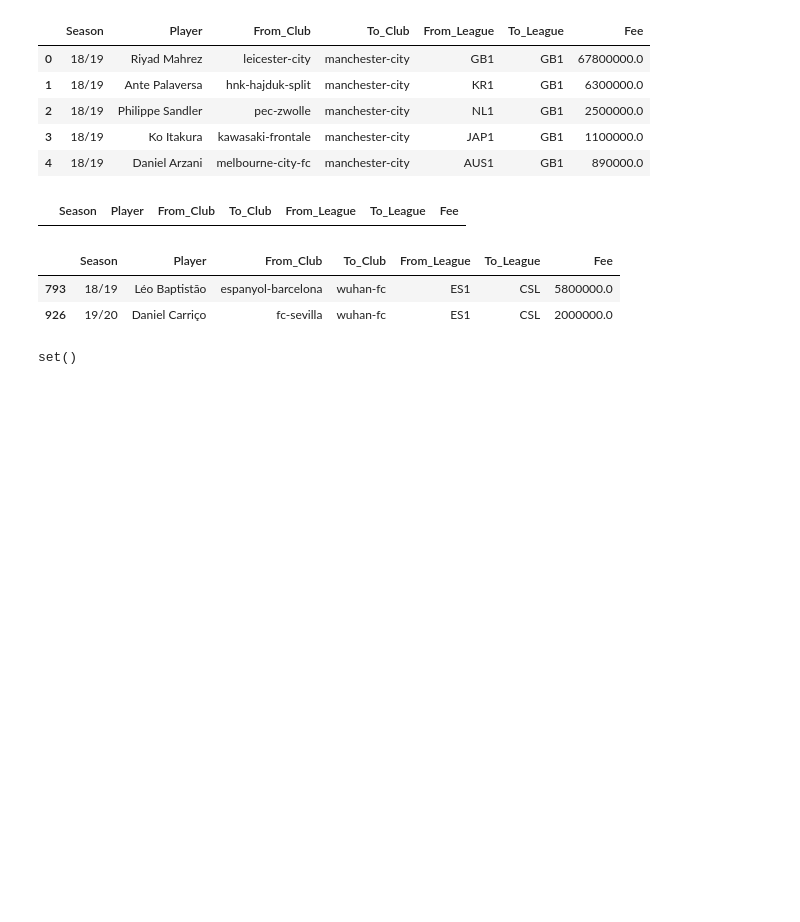
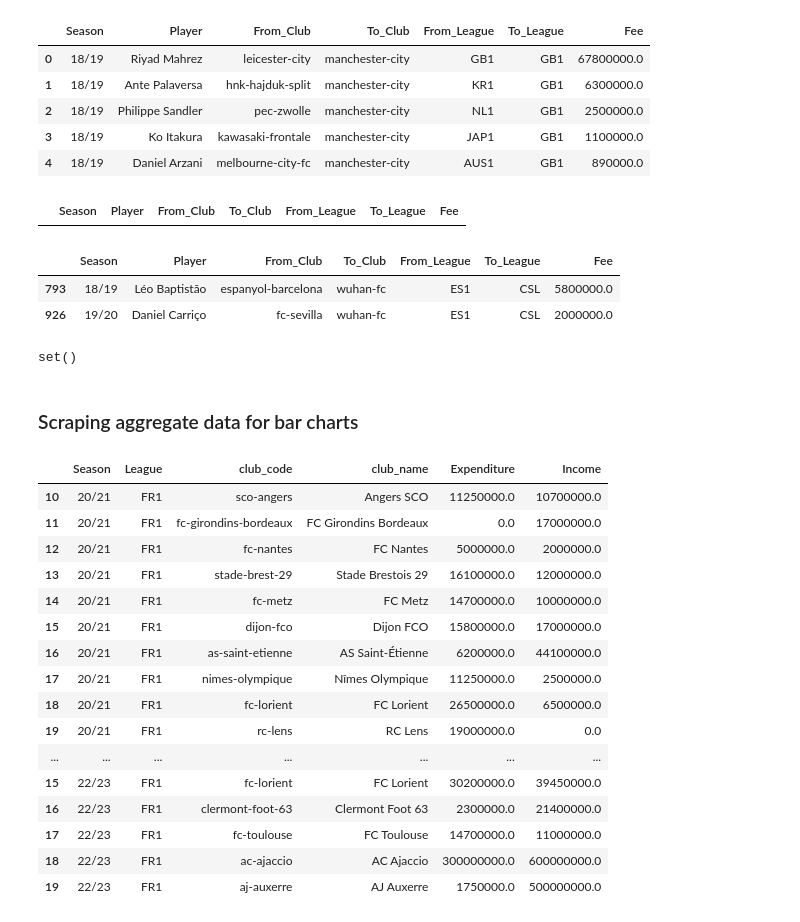
Before and after one commit to SebWae/football-transfer-data-viz, a Jupyter notebook: web_scraping_transfer_data.ipynb, the cells around one changed output. Saved outputs shown, nothing was run; the diff lists cells and outputs as text; code cells hidden in the pictures; blank space fills up the shorter version.

```diff
--- a/web_scraping_transfer_data.ipynb
+++ b/web_scraping_transfer_data.ipynb
@@ -401,3 +299,5 @@ df.loc[mask, 'To_League'] = 'CSL'
 df.to_csv('all_transfers_no_duplicates_updated.csv', index=False)
 # %%
 df.to_parquet('all_transfers_no_duplicates_updated.parquet')
+# %% [markdown]
+### Scraping aggregate data for bar charts
@@ -403,0 +356,23 @@ df.to_parquet('all_transfers_no_duplicates_updated.parquet')
+# %%
+main_df = pd.concat(dfs)
+
+# Display the DataFrame using df.head()
+main_df.iloc[50:100]
+# %% [output]
+|  | Season | League | club_code | club_name | Expenditure | Income |
+| 10 | 20/21 | FR1 | sco-angers | Angers SCO | 11250000.0 | 10700000.0 |
+| 11 | 20/21 | FR1 | fc-girondins-bordeaux | FC Girondins Bordeaux | 0.0 | 17000000.0 |
+| 12 | 20/21 | FR1 | fc-nantes | FC Nantes | 5000000.0 | 2000000.0 |
+| 13 | 20/21 | FR1 | stade-brest-29 | Stade Brestois 29 | 16100000.0 | 12000000.0 |
+| 14 | 20/21 | FR1 | fc-metz | FC Metz | 14700000.0 | 10000000.0 |
+| 15 | 20/21 | FR1 | dijon-fco | Dijon FCO | 15800000.0 | 17000000.0 |
+| 16 | 20/21 | FR1 | as-saint-etienne | AS Saint-Étienne | 6200000.0 | 44100000.0 |
+| 17 | 20/21 | FR1 | nimes-olympique | Nîmes Olympique | 11250000.0 | 2500000.0 |
+| 18 | 20/21 | FR1 | fc-lorient | FC Lorient | 26500000.0 | 6500000.0 |
+| 19 | 20/21 | FR1 | rc-lens | RC Lens | 19000000.0 | 0.0 |
+| ... | ... | ... | ... | ... | ... | ... |
+| 15 | 22/23 | FR1 | fc-lorient | FC Lorient | 30200000.0 | 39450000.0 |
+| 16 | 22/23 | FR1 | clermont-foot-63 | Clermont Foot 63 | 2300000.0 | 21400000.0 |
+| 17 | 22/23 | FR1 | fc-toulouse | FC Toulouse | 14700000.0 | 11000000.0 |
+| 18 | 22/23 | FR1 | ac-ajaccio | AC Ajaccio | 300000000.0 | 600000000.0 |
+| 19 | 22/23 | FR1 | aj-auxerre | AJ Auxerre | 1750000.0 | 500000000.0 |
```
Also changed, not shown: parts of 6 cells of this notebook, 3 other files.
